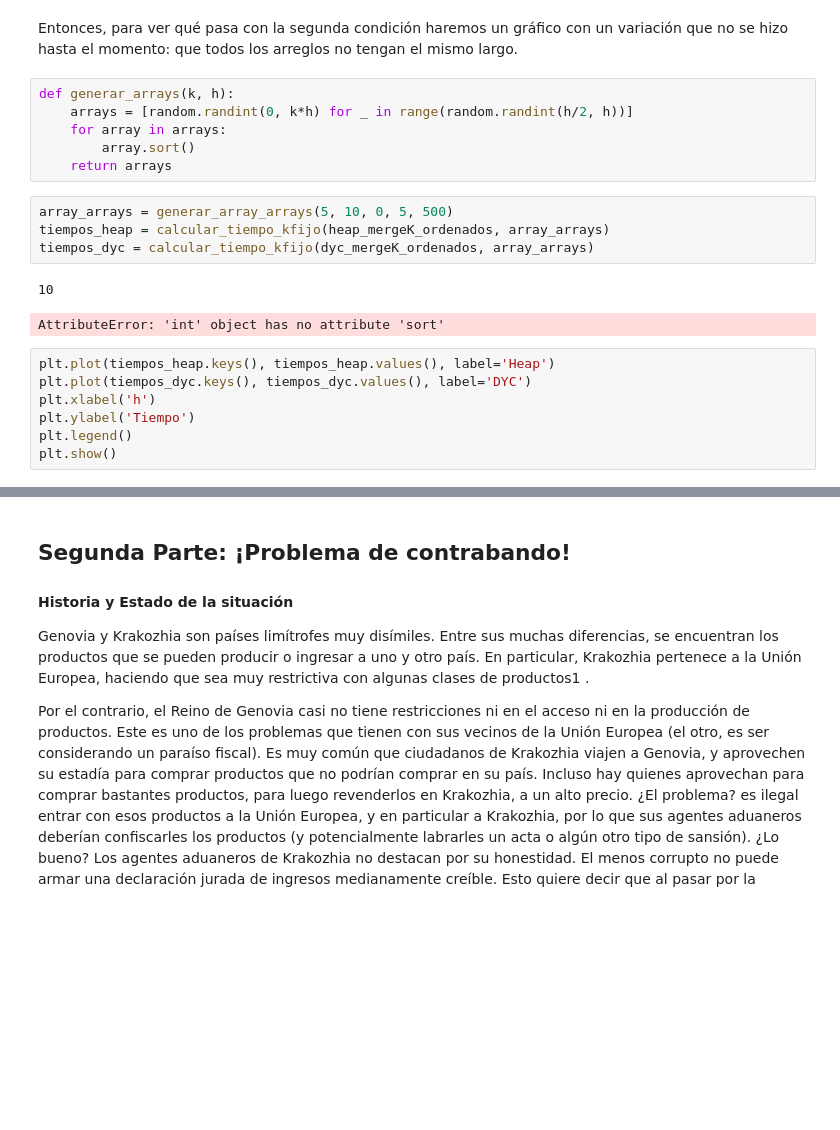
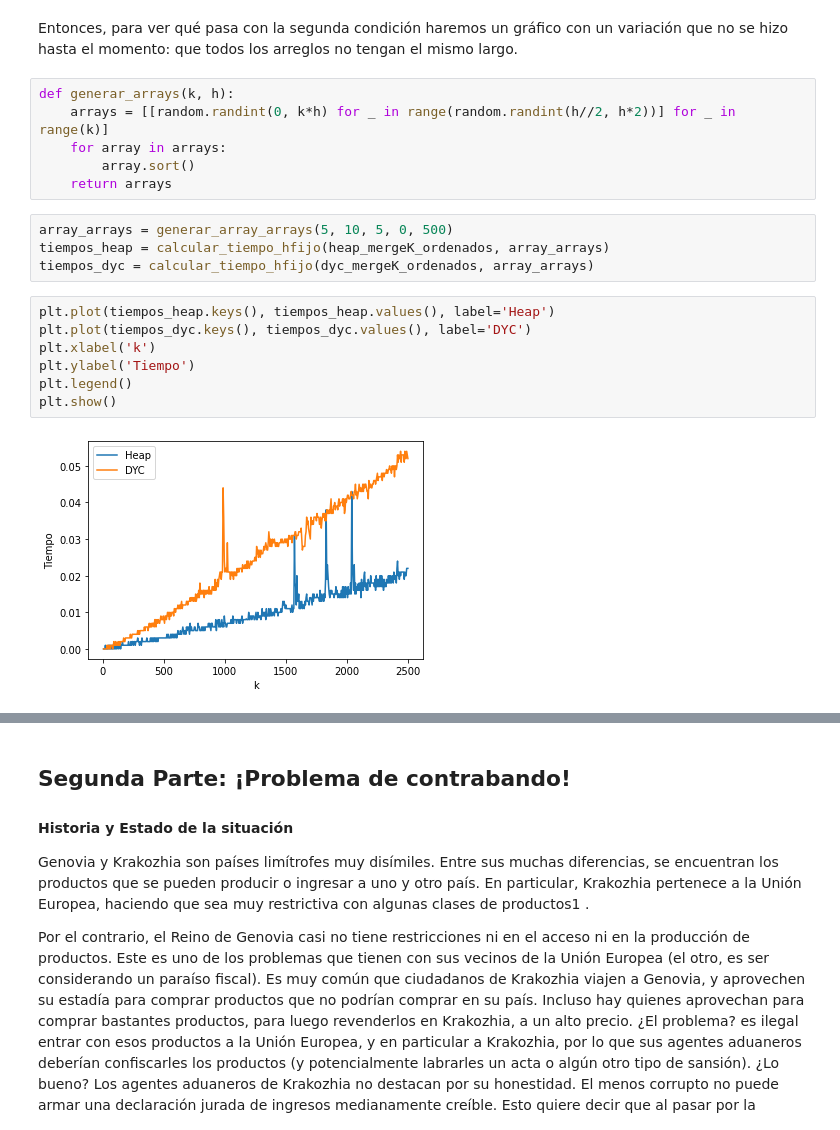
Before and after one commit to joaqogomez/75.29-TDA1, a Jupyter notebook: Tp1/Tda-TP1.ipynb, the cells around one changed output, grey strips where cells are left out. Saved outputs shown, nothing was run; the diff lists cells and outputs as text; blank space fills up the shorter version.

```diff
--- a/Tp1/Tda-TP1.ipynb
+++ b/Tp1/Tda-TP1.ipynb
@@ -289,24 +295,23 @@ Verificando las condiciones para poder aplicar el Teorema Maestro:
 Entonces, para ver qué pasa con la segunda condición haremos un gráfico con un variación que no se hizo hasta el momento: que todos los arreglos no tengan el mismo largo.
 # %%
 def generar_arrays(k, h):
-    arrays = [random.randint(0, k*h) for _ in range(random.randint(h/2, h))]
+    arrays = [[random.randint(0, k*h) for _ in range(random.randint(h//2, h*2))] for _ in range(k)]
     for array in arrays:
         array.sort()
     return arrays
 # %%
-array_arrays = generar_array_arrays(5, 10, 0, 5, 500)
-tiempos_heap = calcular_tiempo_kfijo(heap_mergeK_ordenados, array_arrays)
-tiempos_dyc = calcular_tiempo_kfijo(dyc_mergeK_ordenados, array_arrays)
+array_arrays = generar_array_arrays(5, 10, 5, 0, 500)
+tiempos_heap = calcular_tiempo_hfijo(heap_mergeK_ordenados, array_arrays)
+tiempos_dyc = calcular_tiempo_hfijo(dyc_mergeK_ordenados, array_arrays)
-# %% [output]
-10
-AttributeError: 'int' object has no attribute 'sort'
 # %%
 plt.plot(tiempos_heap.keys(), tiempos_heap.values(), label='Heap')
 plt.plot(tiempos_dyc.keys(), tiempos_dyc.values(), label='DYC')
-plt.xlabel('h')
+plt.xlabel('k')
 plt.ylabel('Tiempo')
 plt.legend()
 plt.show()
+# %% [output]
+[figure, added]
 # %% [markdown]
 Ahora, para calcular la complejidad del algoritmo por división y conquista volvemos a analizarlo y vemos que lo que se repite es el mergeo de los arreglos, lo cual es lineal de forma asegurada. Lo que debemos saber es cuántas veces se hace un merge. Para esto, vamos a mostrar el siguiente ejemplo de árbol de recursión:
 
```
Also changed, not shown: parts of 8 cells of this notebook, 1 other file.
